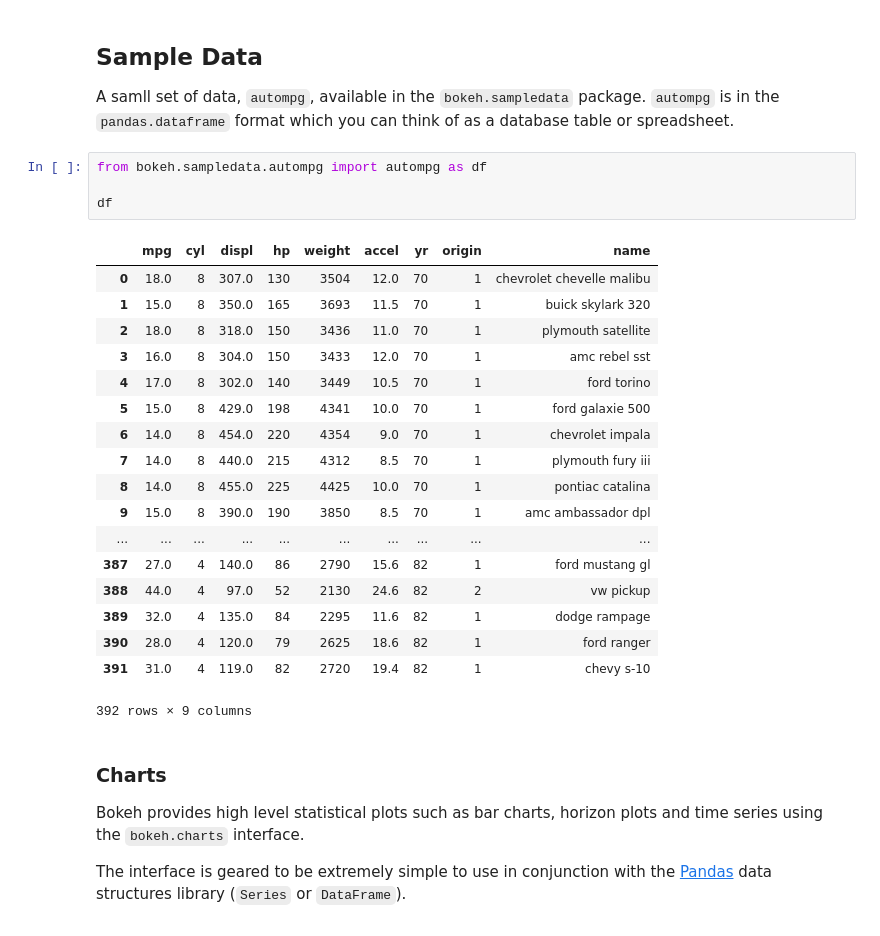
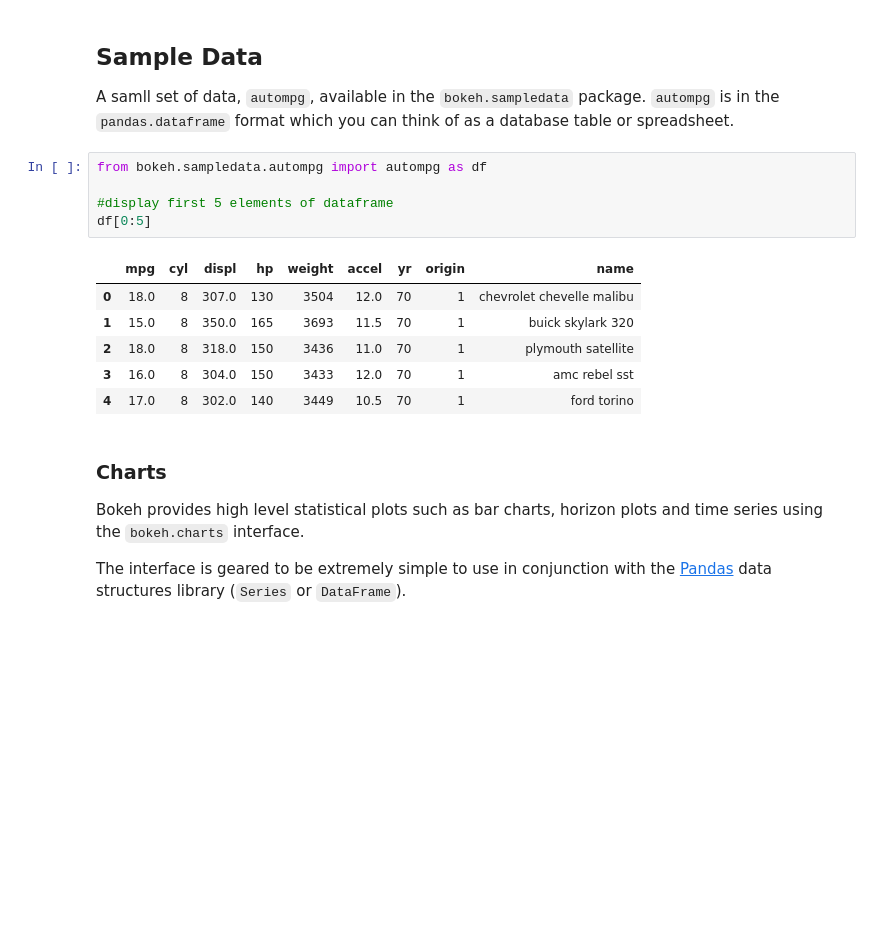
Before and after one commit to dwcaraway/jupyter-interactive-talk, a Jupyter notebook: presentation.ipynb, the cells around one changed output. Drawn from its saved outputs; the diff is of its cells as text; blank space fills up the shorter version.

````diff
--- a/presentation.ipynb
+++ b/presentation.ipynb
@@ -22,26 +22,15 @@
 # %%
 from bokeh.sampledata.autompg import autompg as df
 
-df
+#display first 5 elements of dataframe
+df[0:5]
 # %% [output]
 |  | mpg | cyl | displ | hp | weight | accel | yr | origin | name |
 | 0 | 18.0 | 8 | 307.0 | 130 | 3504 | 12.0 | 70 | 1 | chevrolet chevelle malibu |
 | 1 | 15.0 | 8 | 350.0 | 165 | 3693 | 11.5 | 70 | 1 | buick skylark 320 |
 | 2 | 18.0 | 8 | 318.0 | 150 | 3436 | 11.0 | 70 | 1 | plymouth satellite |
 | 3 | 16.0 | 8 | 304.0 | 150 | 3433 | 12.0 | 70 | 1 | amc rebel sst |
 | 4 | 17.0 | 8 | 302.0 | 140 | 3449 | 10.5 | 70 | 1 | ford torino |
-| 5 | 15.0 | 8 | 429.0 | 198 | 4341 | 10.0 | 70 | 1 | ford galaxie 500 |
-| 6 | 14.0 | 8 | 454.0 | 220 | 4354 | 9.0 | 70 | 1 | chevrolet impala |
-| 7 | 14.0 | 8 | 440.0 | 215 | 4312 | 8.5 | 70 | 1 | plymouth fury iii |
-| 8 | 14.0 | 8 | 455.0 | 225 | 4425 | 10.0 | 70 | 1 | pontiac catalina |
-| 9 | 15.0 | 8 | 390.0 | 190 | 3850 | 8.5 | 70 | 1 | amc ambassador dpl |
-| ... | ... | ... | ... | ... | ... | ... | ... | ... | ... |
-| 387 | 27.0 | 4 | 140.0 | 86 | 2790 | 15.6 | 82 | 1 | ford mustang gl |
-| 388 | 44.0 | 4 | 97.0 | 52 | 2130 | 24.6 | 82 | 2 | vw pickup |
-| 389 | 32.0 | 4 | 135.0 | 84 | 2295 | 11.6 | 82 | 1 | dodge rampage |
-| 390 | 28.0 | 4 | 120.0 | 79 | 2625 | 18.6 | 82 | 1 | ford ranger |
-| 391 | 31.0 | 4 | 119.0 | 82 | 2720 | 19.4 | 82 | 1 | chevy s-10 |
-392 rows × 9 columns
 # %% [markdown]
 ### Charts
 Bokeh provides high level statistical plots such as bar charts, horizon plots and time series using the ```bokeh.charts``` interface.
````
Also changed, not shown: parts of 11 cells of this notebook.
